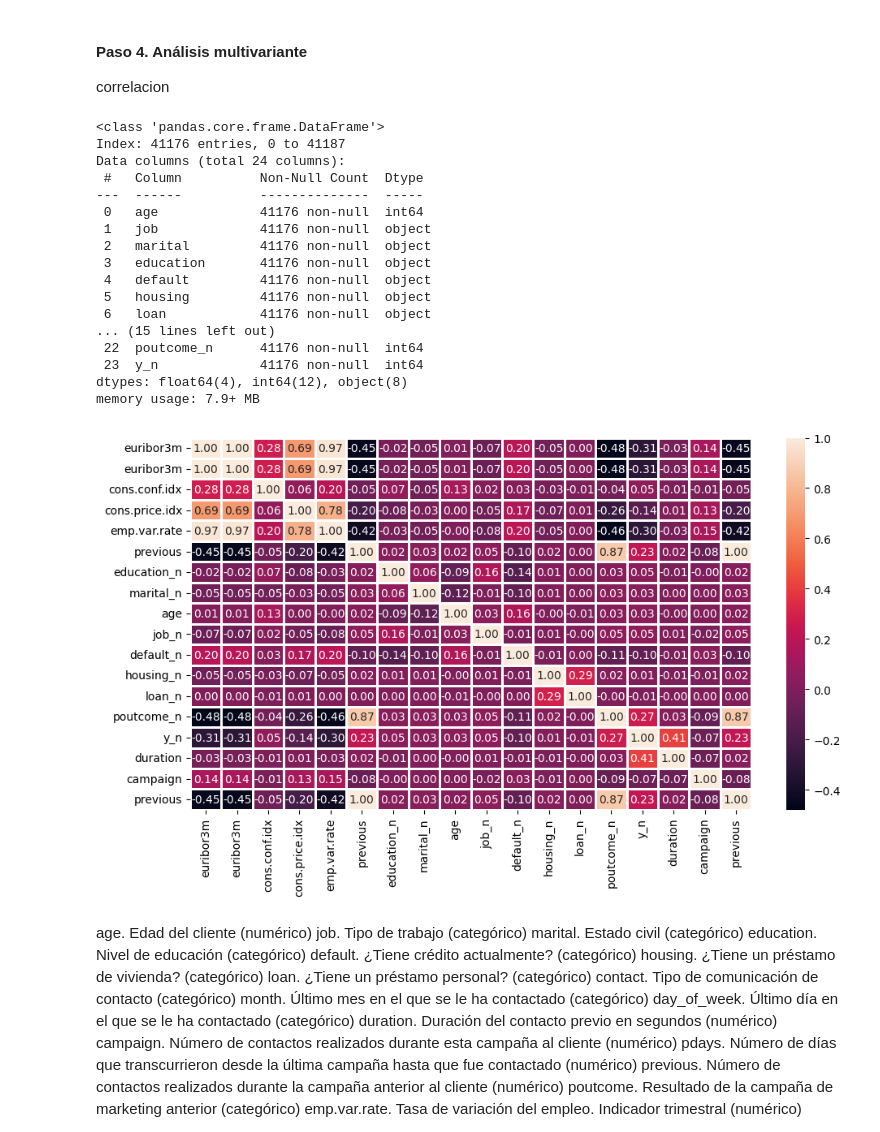
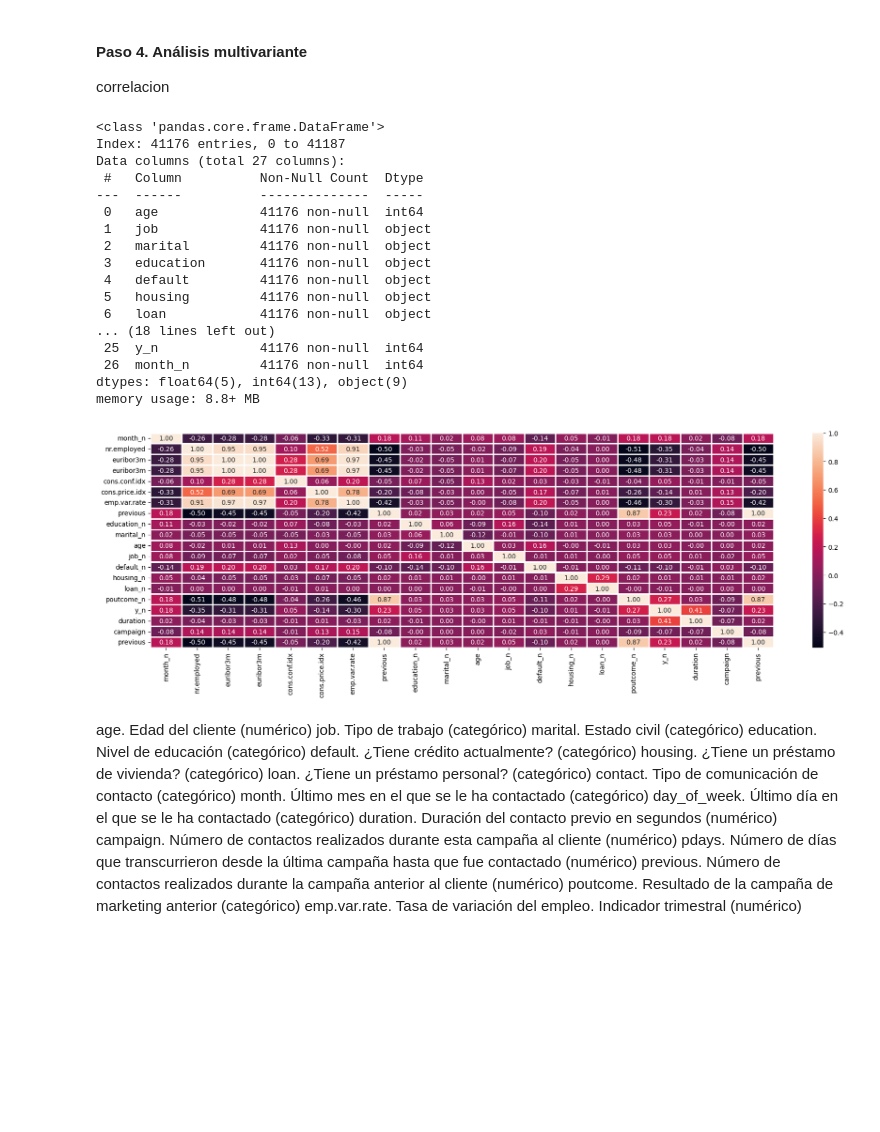
Before and after one commit to OlgaKurganova/regresion_logistica, a Jupyter notebook: src/explore.ipynb, the cells around one changed output. Saved outputs shown, nothing was run; the diff lists cells and outputs as text; code cells hidden in the pictures; blank space fills up the shorter version.

```diff
--- a/src/explore.ipynb
+++ b/src/explore.ipynb
@@ -119,7 +119,8 @@ total_data_sinduplicados.info
 # %% [markdown]
 Let’s see the size of it and let’s analyze a bit the main metrics regarding its “y” label:
 # %%
-total_data_sinduplicados.drop(['month', 'day_of_week', "contact", "nr.employed", "pdays"], axis = 1, inplace = True)
+total_data_sinduplicados.drop([ 'day_of_week', "contact", "pdays"], axis = 1, inplace = True)
+#, "nr.employed"
 total_data_sinduplicados.head()
 # %% [output]
 A value is trying to be set on a copy of a slice from a DataFrame
@@ -144,6 +145,8 @@ total_data_sinduplicados.loc[:, 'loan_n'] = pd.factorize(total_data_sinduplicado
 total_data_sinduplicados.loc[:, 'poutcome_n'] = pd.factorize(total_data_sinduplicados['poutcome'])[0]
 
 total_data_sinduplicados.loc[:, 'y_n'] = pd.factorize(total_data_sinduplicados['y'])[0]
+total_data_sinduplicados.loc[:, 'month_n'] = pd.factorize(total_data_sinduplicados['month'])[0]
+
 total_data_sinduplicados.head(5)
 # %% [output]
 A value is trying to be set on a copy of a slice from a DataFrame.
@@ -179,7 +182,7 @@ total_data_sinduplicados.info()
 # %% [output]
 <class 'pandas.core.frame.DataFrame'>
 Index: 41176 entries, 0 to 41187
-Data columns (total 24 columns):
+Data columns (total 27 columns):
  #   Column          Non-Null Count  Dtype
 ---  ------          --------------  -----
  0   age             41176 non-null  int64
@@ -189,23 +192,23 @@ Data columns (total 24 columns):
  4   default         41176 non-null  object
  5   housing         41176 non-null  object
  6   loan            41176 non-null  object
-... (15 lines left out)
- 22  poutcome_n      41176 non-null  int64
- 23  y_n             41176 non-null  int64
-dtypes: float64(4), int64(12), object(8)
-memory usage: 7.9+ MB
+... (18 lines left out)
+ 25  y_n             41176 non-null  int64
+ 26  month_n         41176 non-null  int64
+dtypes: float64(5), int64(13), object(9)
+memory usage: 8.8+ MB
 # %%
 import matplotlib.pyplot as plt
 import seaborn as sns
-fig, axis = plt.subplots(figsize = (10, 6))
+fig, axis = plt.subplots(figsize = (18, 6))
 
-sns.heatmap(total_data_sinduplicados[['euribor3m','euribor3m','cons.conf.idx','cons.price.idx','emp.var.rate','previous','education_n','marital_n','age','job_n', 'default_n', 'housing_n', 'loan_n', 'poutcome_n', 'y_n','duration', 'campaign', 'previous']].corr(), annot = True, fmt = ".2f",linecolor='white',linewidths=1)
+sns.heatmap(total_data_sinduplicados[['month_n','nr.employed','euribor3m','euribor3m','cons.conf.idx','cons.price.idx','emp.var.rate','previous','education_n','marital_n','age','job_n', 'default_n', 'housing_n', 'loan_n', 'poutcome_n', 'y_n','duration', 'campaign', 'previous']].corr(), annot = True, fmt = ".2f",linecolor='white',linewidths=1)
 #sns.heatmap(total_data_sinduplicados.corr(),annot = True, fmt = ".2f")
 plt.tight_layout()
 
 plt.show()
 # %% [output]
-[figure, old version]
+[figure, new version]
 # %% [markdown]
 age. Edad del cliente (numérico)
 job. Tipo de trabajo (categórico)
```
Also changed, not shown: parts of 6 cells of this notebook.
